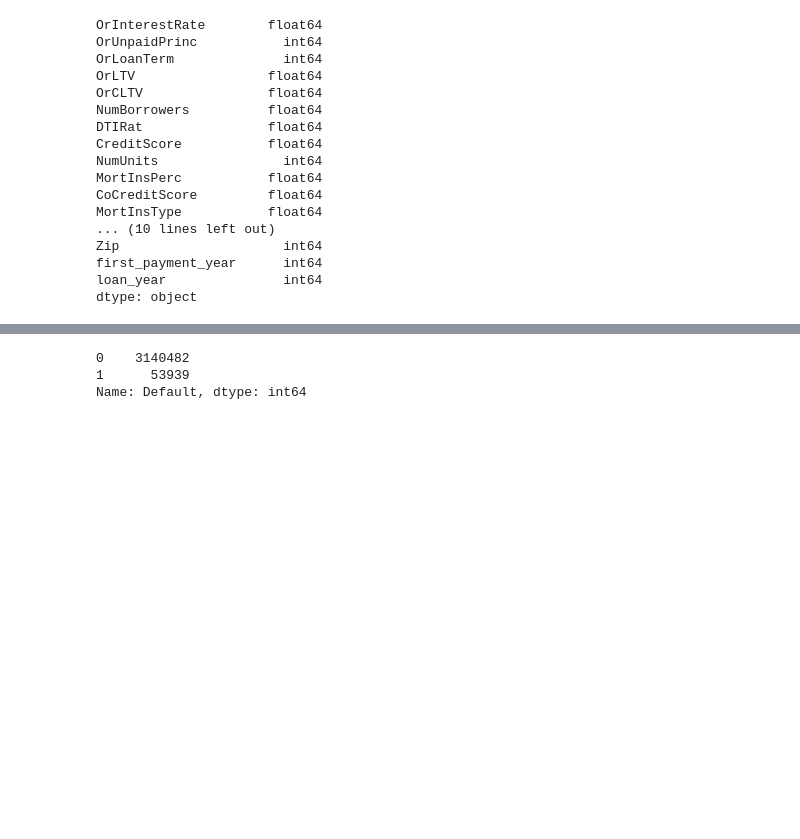
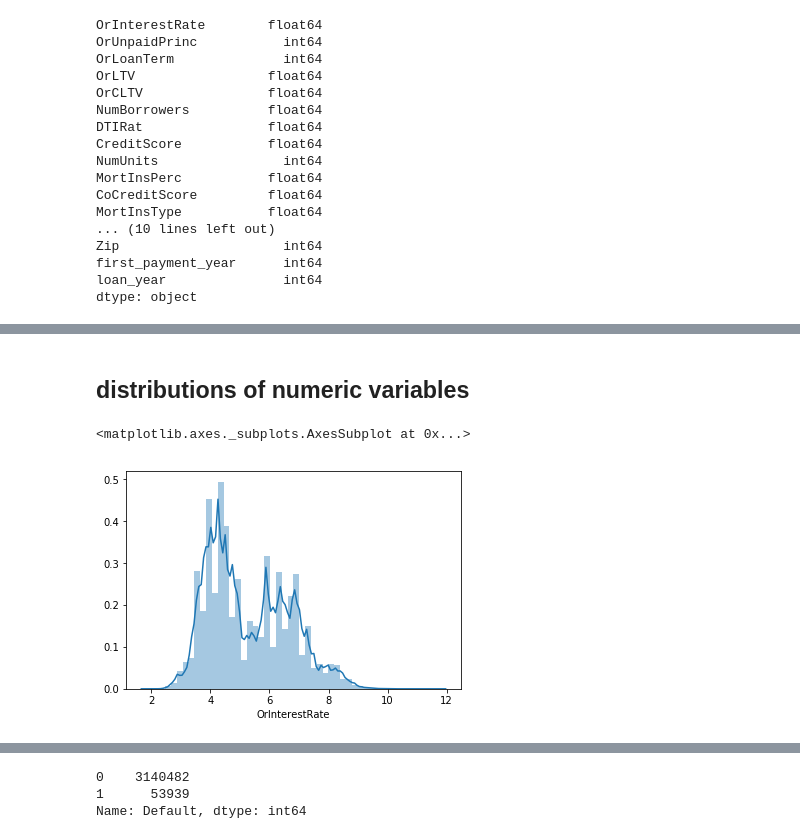
Before and after one commit to YD-Qi/Fannie-Mae-Loan-Project, a Jupyter notebook: Exploratory Data Analysis.ipynb, the cells around one changed output, grey strips where cells are left out. Saved outputs shown, nothing was run; the diff lists cells and outputs as text; code cells hidden in the pictures; blank space fills up the shorter version.

Commit message:
add more figures

```diff
--- a/Exploratory Data Analysis.ipynb
+++ b/Exploratory Data Analysis.ipynb
@@ -53,0 +52,5 @@ df["loan_year"]=df["loan_year"].astype("category")
+# %%
+df["MortInsType"]=df["MortInsType"].astype("category")
+df["Zip"]=df["Zip"].astype("category")
+df["first_payment_year"]=df["first_payment_year"].astype("category")
+df["loan_year"]=df["loan_year"].astype("category")
@@ -53,0 +91,7 @@ df["loan_year"]=df["loan_year"].astype("category")
+# %% [markdown]
+## distributions of numeric variables
+# %%
+sns.distplot(df['OrInterestRate'])
+# %% [output]
+<matplotlib.axes._subplots.AxesSubplot at 0x...>
+[figure, added]
```
Also changed, not shown: parts of 30 cells of this notebook, 1 other file.
